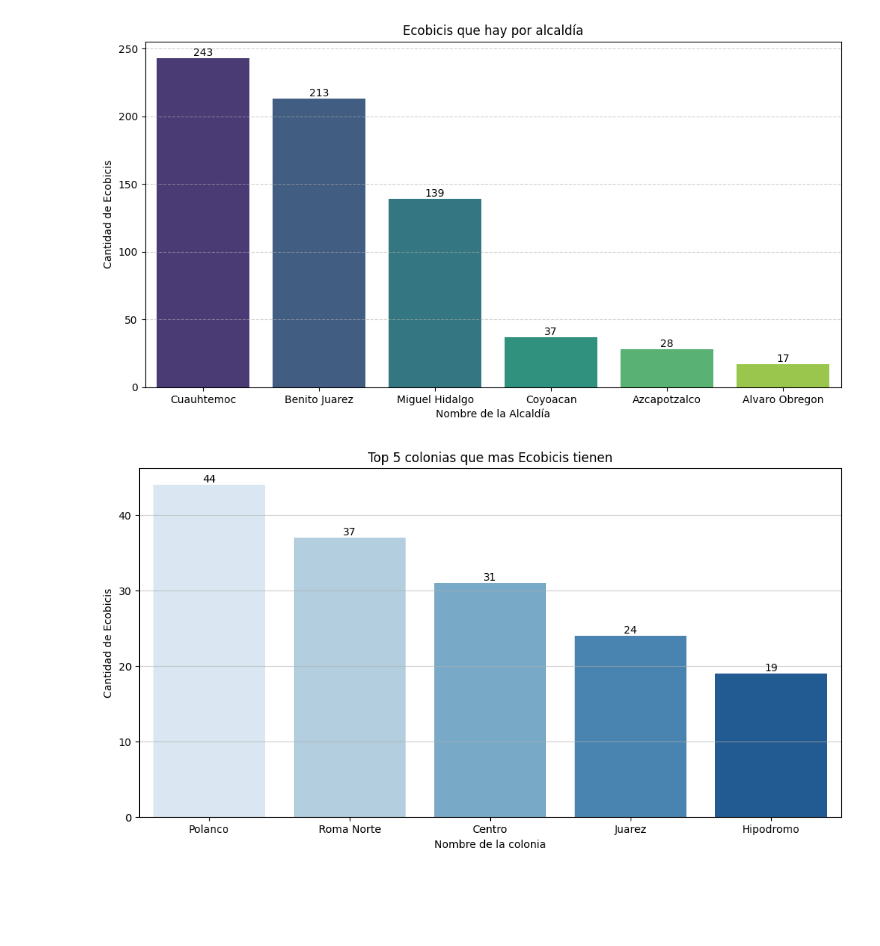
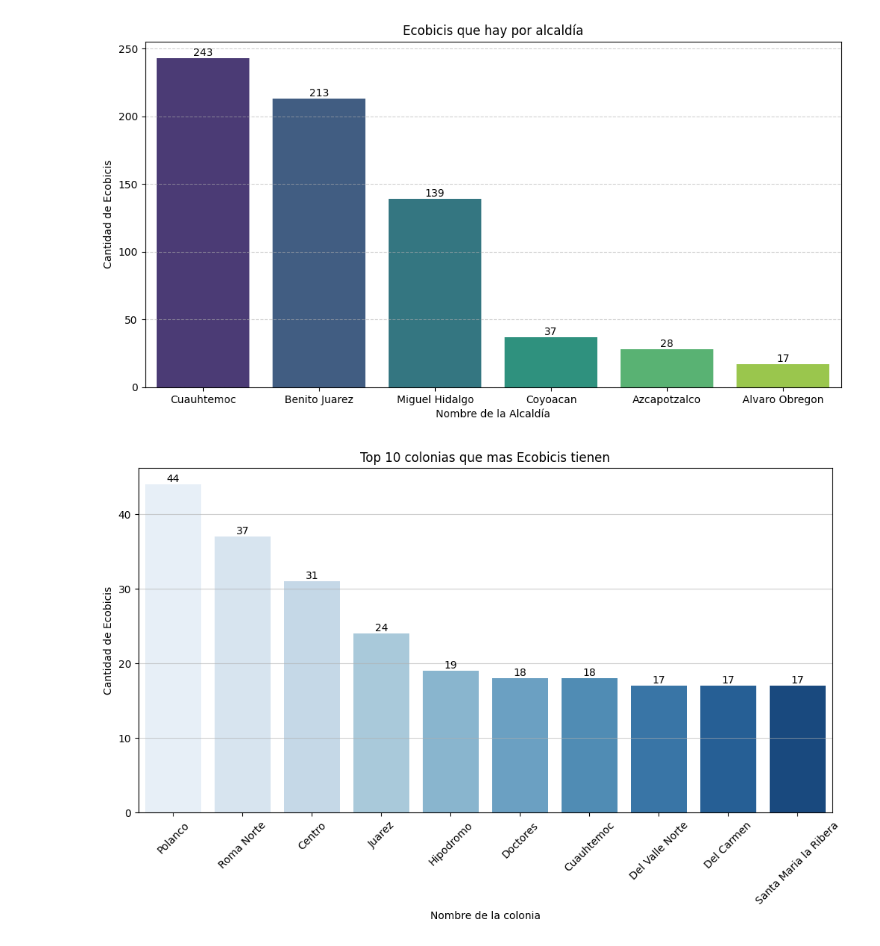
Before and after one commit to K4lilinuxX/CDMX, a Jupyter notebook: Ecobici-CDMX/ecobici_cdmx.ipynb, the cells around one changed output. Drawn from its saved outputs; the diff is of its cells as text; code cells hidden in the pictures; blank space fills up the shorter version.

Commit message:
Modifiqué la gráfica de las "top 5 colonias que mas ecobicois tienen" a las "top 10 colonias que mas ecobicis tienen"

```diff
--- a/Ecobici-CDMX/ecobici_cdmx.ipynb
+++ b/Ecobici-CDMX/ecobici_cdmx.ipynb
@@ -61,25 +61,28 @@ plt.show()
 # %% [output]
 [figure]
 # %%
-# ----- Graficamos las top 5 colonias que mas Ecobicis tienen -----
+# ----- Graficamos las top 10 colonias que mas Ecobicis tienen -----
 
 # Vemos el top 5 de colonias con mas Ecobicis
-ecobicis_por_colonia = df.groupby("colonia")["estatus"].size().sort_values(ascending=False).head()
+ecobicis_por_colonia = df.groupby("colonia")["estatus"].size().sort_values(ascending=False).head(10)
 
 # Graficamos
 plt.figure(figsize=(12,6))
-plt.title("Top 5 colonias que mas Ecobicis tienen")
+plt.title("Top 10 colonias que mas Ecobicis tienen")
 barras = sns.barplot(x=ecobicis_por_colonia.index,
                      y=ecobicis_por_colonia.values,
                      hue=ecobicis_por_colonia.index,
                      palette="Blues")
 for contenedores in barras.containers:
     barras.bar_label(contenedores,
                      fmt='%.0f')
 plt.xlabel("Nombre de la colonia")
 plt.ylabel("Cantidad de Ecobicis")
 plt.grid(axis="y",
          linestyle="-",
          alpha=0.6)
+plt.xticks(rotation=45,
+           ha="center")
+plt.show()
 # %% [output]
-[figure, old version]
+[figure, new version]
```
